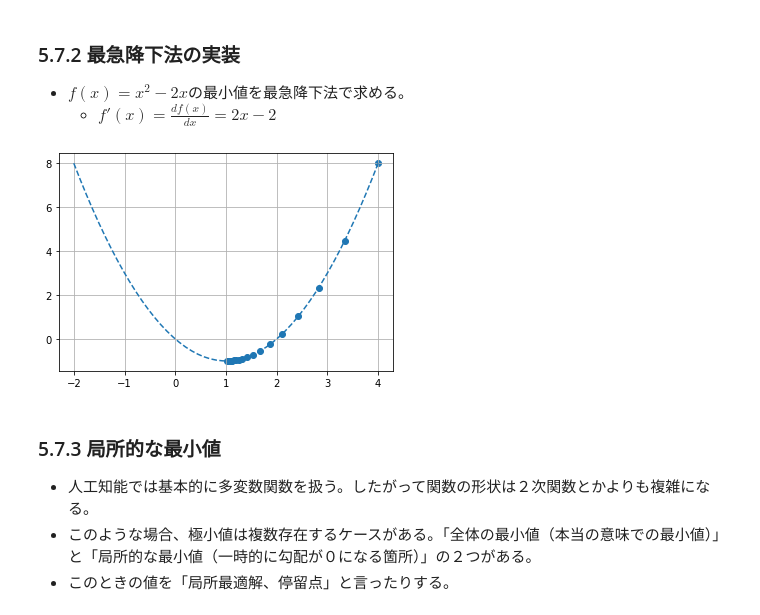
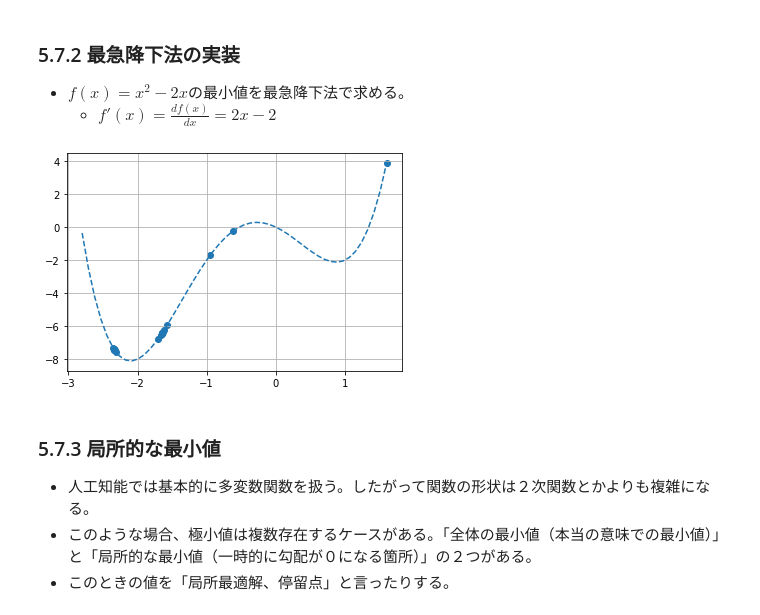
Before and after one commit to tsyu12345/python-ml-text, a Jupyter notebook: Unit5.ipynb, the cells around one changed output. Saved outputs shown, nothing was run; the diff lists cells and outputs as text; code cells hidden in the pictures.

```diff
--- a/Unit5.ipynb
+++ b/Unit5.ipynb
@@ -321,40 +321,38 @@ class SteepestDescent():
     def __init__(self, eta:float, x:int|float, renew_count:int):
         self.renew_count = renew_count
         self.eta = eta
         self.x = x
-        self.function = function(x)
-        self.diff_function = function_differential(x)
 
     def function(self, x:int|float) -> float:
-        return x**2 - 2*x
+        return x**4 + 2*x**3 - 3*x**2 - 2*x
 
     def function_differential(self, x) -> float:
-        return 2*x - 2
+        return 4*x**3 + 6*x**2 - 6*x - 2
 
 
     def plot_graph(self) -> None:
         record_x:list[float] = []
         record_y:list[float] = []
         for i in range(self.renew_count):
             y = self.function(self.x)
             record_x.append(self.x)
             record_y.append(y)
 
             self.x -= self.eta * self.function_differential(self.x)
 
-        x_f = np.linspace(-2, 4)
+        x_f = np.linspace(-2.8, 1.6)
         y_f = self.function(x_f)
 
         plt.plot(x_f, y_f, linestyle="dashed")
         plt.scatter(record_x, record_y)
 
         plt.grid()
         plt.show()
 
-t = SteepestDescent(0.11, 4.0, 20)
+t = SteepestDescent(0.11, 1.6, 20)
 t.plot_graph()
 # %% [output]
-[figure, old version]
+[figure, new version]
 # %% [markdown]
 ### 5.7.3 局所的な最小値
 * 人工知能では基本的に多変数関数を扱う。したがって関数の形状は２次関数とかよりも複雑になる。
```
Also changed, not shown: parts of 2 cells of this notebook.
